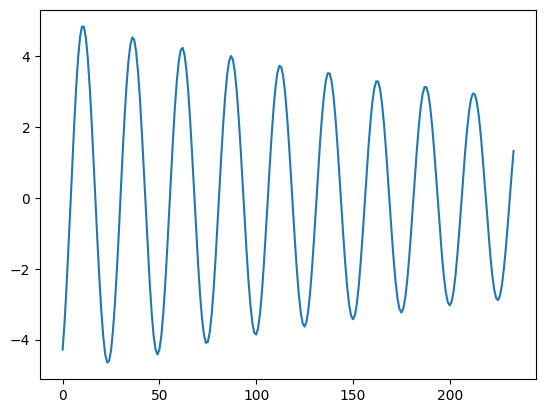
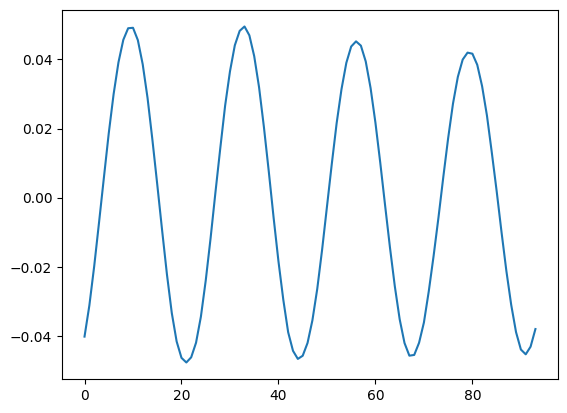
Unified diff of the notebook cell whose output changed from the first chart to the second:
--- before
+++ after
@@ -1,3 +1,3 @@
 from matplotlib import pyplot as plt
 
-plt.plot(data_tensor[:234])
+plt.plot(SimData[6, 0, :])

Commit: edits to sweeping scripts